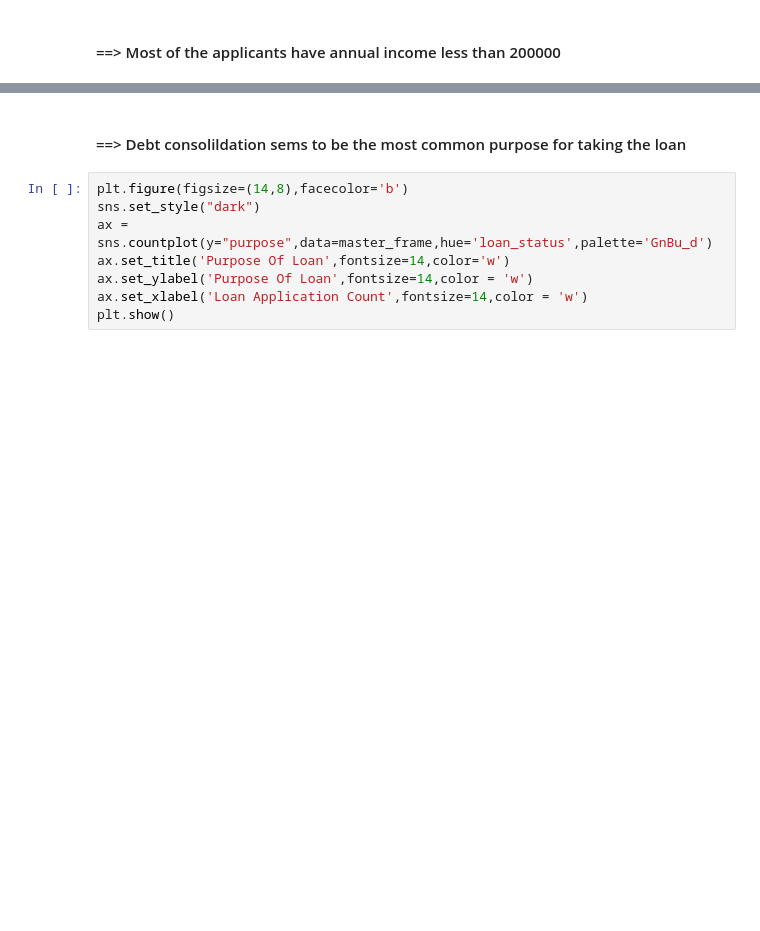
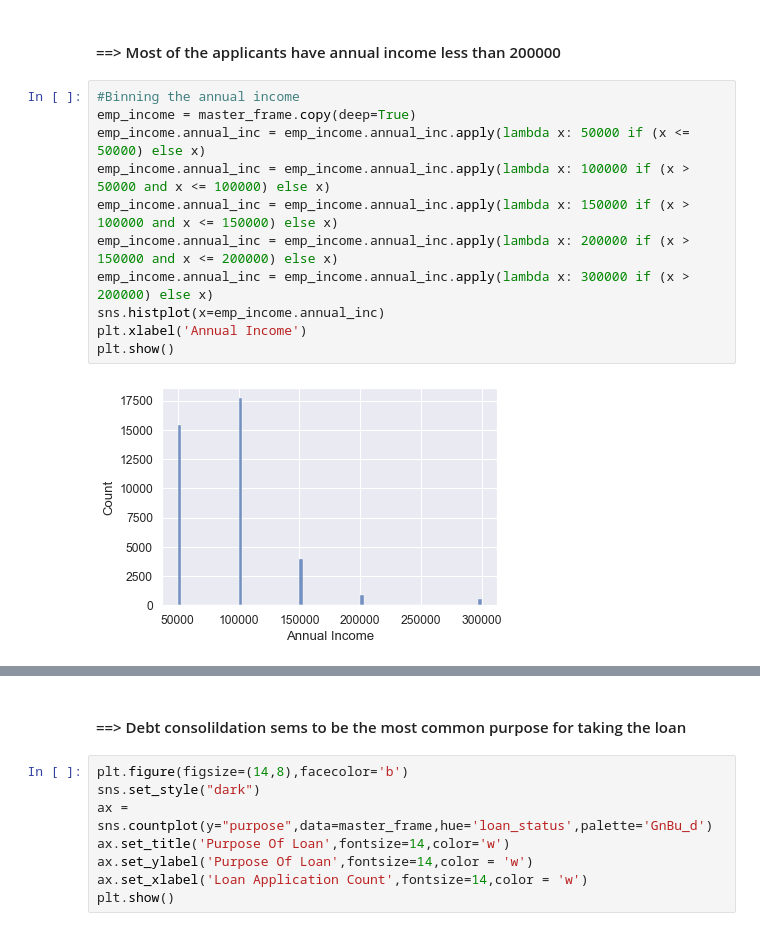
Before and after one commit to ArjunAshokKumar/Lending-Club-Case-Study, a Jupyter notebook: Niraj Kumar.ipynb, the cells around one changed output, grey strips where cells are left out. Saved outputs shown, nothing was run; the diff lists cells and outputs as text; blank space fills up the shorter version.

Commit message:
Income analysis and  PPT

```diff
--- a/Niraj Kumar.ipynb
+++ b/Niraj Kumar.ipynb
@@ -642,2 +634,15 @@ plt.show()
 # %% [markdown]
 #### ==> Most of the applicants have annual income less than 200000
+# %%
+#Binning the annual income
+emp_income = master_frame.copy(deep=True)
+emp_income.annual_inc = emp_income.annual_inc.apply(lambda x: 50000 if (x <= 50000) else x)
+emp_income.annual_inc = emp_income.annual_inc.apply(lambda x: 100000 if (x > 50000 and x <= 100000) else x)
+emp_income.annual_inc = emp_income.annual_inc.apply(lambda x: 150000 if (x > 100000 and x <= 150000) else x)
+emp_income.annual_inc = emp_income.annual_inc.apply(lambda x: 200000 if (x > 150000 and x <= 200000) else x)
+emp_income.annual_inc = emp_income.annual_inc.apply(lambda x: 300000 if (x > 200000) else x)
+sns.histplot(x=emp_income.annual_inc)
+plt.xlabel('Annual Income')
+plt.show()
+# %% [output]
+[figure, added]
```
Also changed, not shown: parts of 27 cells of this notebook, 1 other file.
